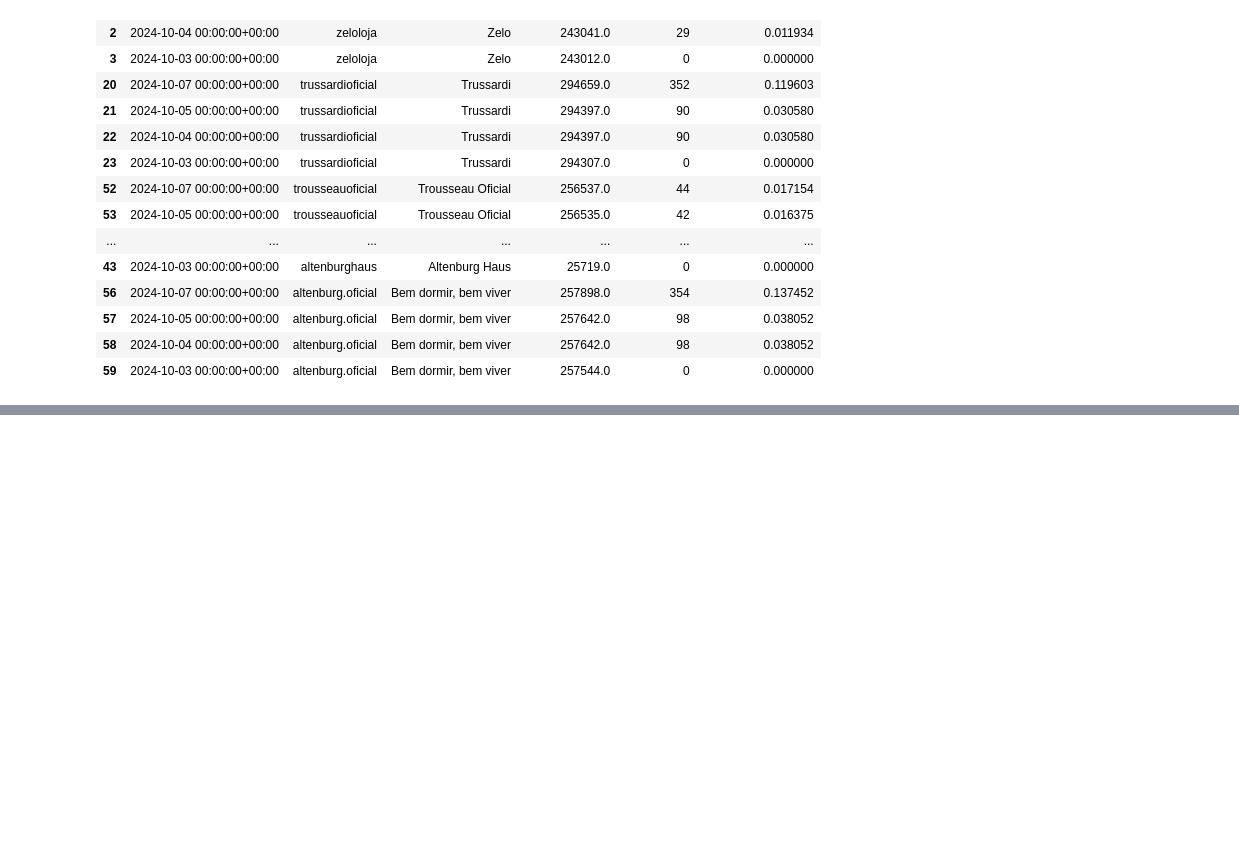
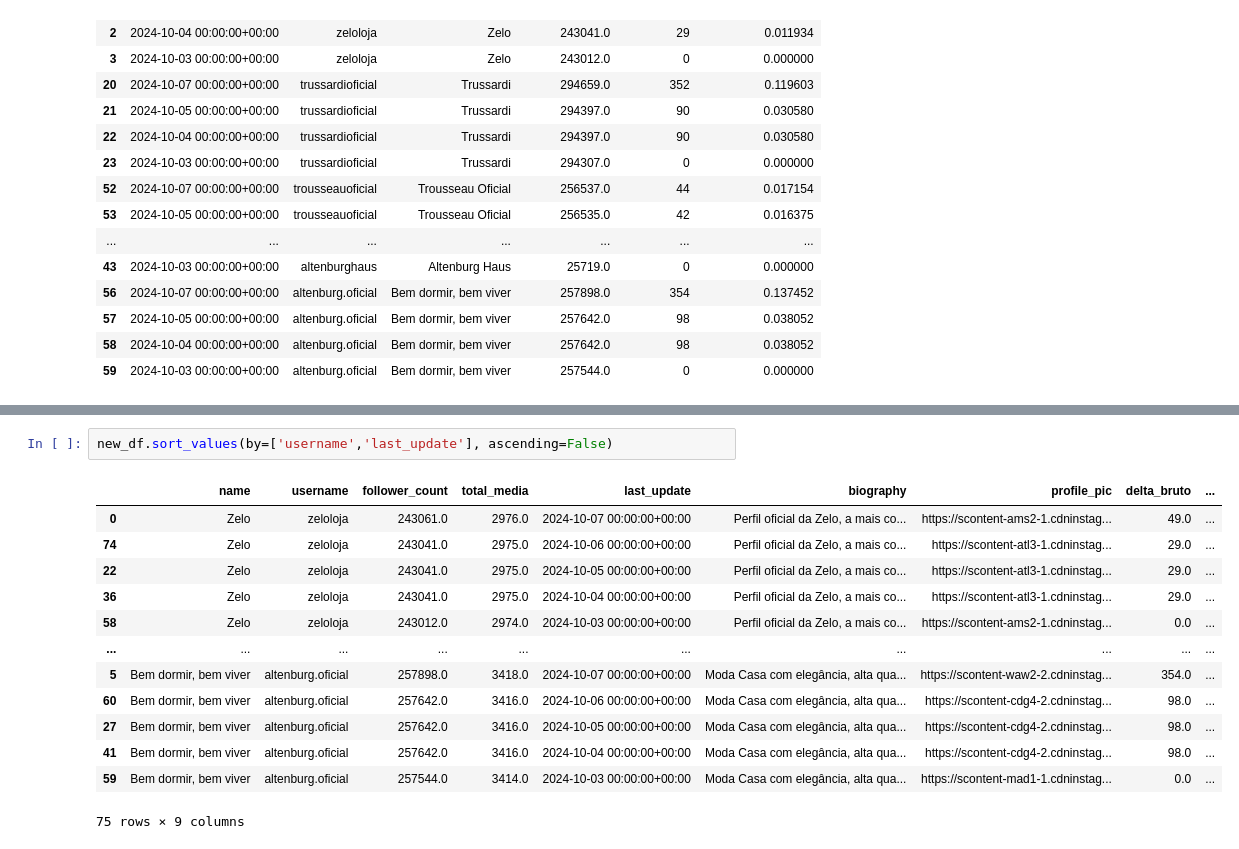
Before and after one commit to AmmoJailton/kpi-indicadores2, a Jupyter notebook: notebooks/discovery_instagram_api.ipynb, the cells around one changed output, grey strips where cells are left out. Cells and saved outputs as stored; diff of their text form; blank space fills up the shorter version.

```diff
--- a/notebooks/discovery_instagram_api.ipynb
+++ b/notebooks/discovery_instagram_api.ipynb
@@ -1427,0 +1459,16 @@ dataset[columns].sort_values(by=['username','last_update'], ascending=False)
+# %%
+new_df.sort_values(by=['username','last_update'], ascending=False)
+# %% [output]
+|  | name | username | follower_count | total_media | last_update | biography | profile_pic | delta_bruto | ... |
+| 0 | Zelo | zeloloja | 243061.0 | 2976.0 | 2024-10-07 00:00:00+00:00 | Perfil oficial da Zelo, a mais co... | https://scontent-ams2-1.cdninstag... | 49.0 | ... |
+| 74 | Zelo | zeloloja | 243041.0 | 2975.0 | 2024-10-06 00:00:00+00:00 | Perfil oficial da Zelo, a mais co... | https://scontent-atl3-1.cdninstag... | 29.0 | ... |
+| 22 | Zelo | zeloloja | 243041.0 | 2975.0 | 2024-10-05 00:00:00+00:00 | Perfil oficial da Zelo, a mais co... | https://scontent-atl3-1.cdninstag... | 29.0 | ... |
+| 36 | Zelo | zeloloja | 243041.0 | 2975.0 | 2024-10-04 00:00:00+00:00 | Perfil oficial da Zelo, a mais co... | https://scontent-atl3-1.cdninstag... | 29.0 | ... |
+| 58 | Zelo | zeloloja | 243012.0 | 2974.0 | 2024-10-03 00:00:00+00:00 | Perfil oficial da Zelo, a mais co... | https://scontent-ams2-1.cdninstag... | 0.0 | ... |
+| ... | ... | ... | ... | ... | ... | ... | ... | ... | ... |
+| 5 | Bem dormir, bem viver | altenburg.oficial | 257898.0 | 3418.0 | 2024-10-07 00:00:00+00:00 | Moda Casa com elegância, alta qua... | https://scontent-waw2-2.cdninstag... | 354.0 | ... |
+| 60 | Bem dormir, bem viver | altenburg.oficial | 257642.0 | 3416.0 | 2024-10-06 00:00:00+00:00 | Moda Casa com elegância, alta qua... | https://scontent-cdg4-2.cdninstag... | 98.0 | ... |
+| 27 | Bem dormir, bem viver | altenburg.oficial | 257642.0 | 3416.0 | 2024-10-05 00:00:00+00:00 | Moda Casa com elegância, alta qua... | https://scontent-cdg4-2.cdninstag... | 98.0 | ... |
+| 41 | Bem dormir, bem viver | altenburg.oficial | 257642.0 | 3416.0 | 2024-10-04 00:00:00+00:00 | Moda Casa com elegância, alta qua... | https://scontent-cdg4-2.cdninstag... | 98.0 | ... |
+| 59 | Bem dormir, bem viver | altenburg.oficial | 257544.0 | 3414.0 | 2024-10-03 00:00:00+00:00 | Moda Casa com elegância, alta qua... | https://scontent-mad1-1.cdninstag... | 0.0 | ... |
+75 rows × 9 columns
```
Also changed, not shown: parts of 4 cells of this notebook.
